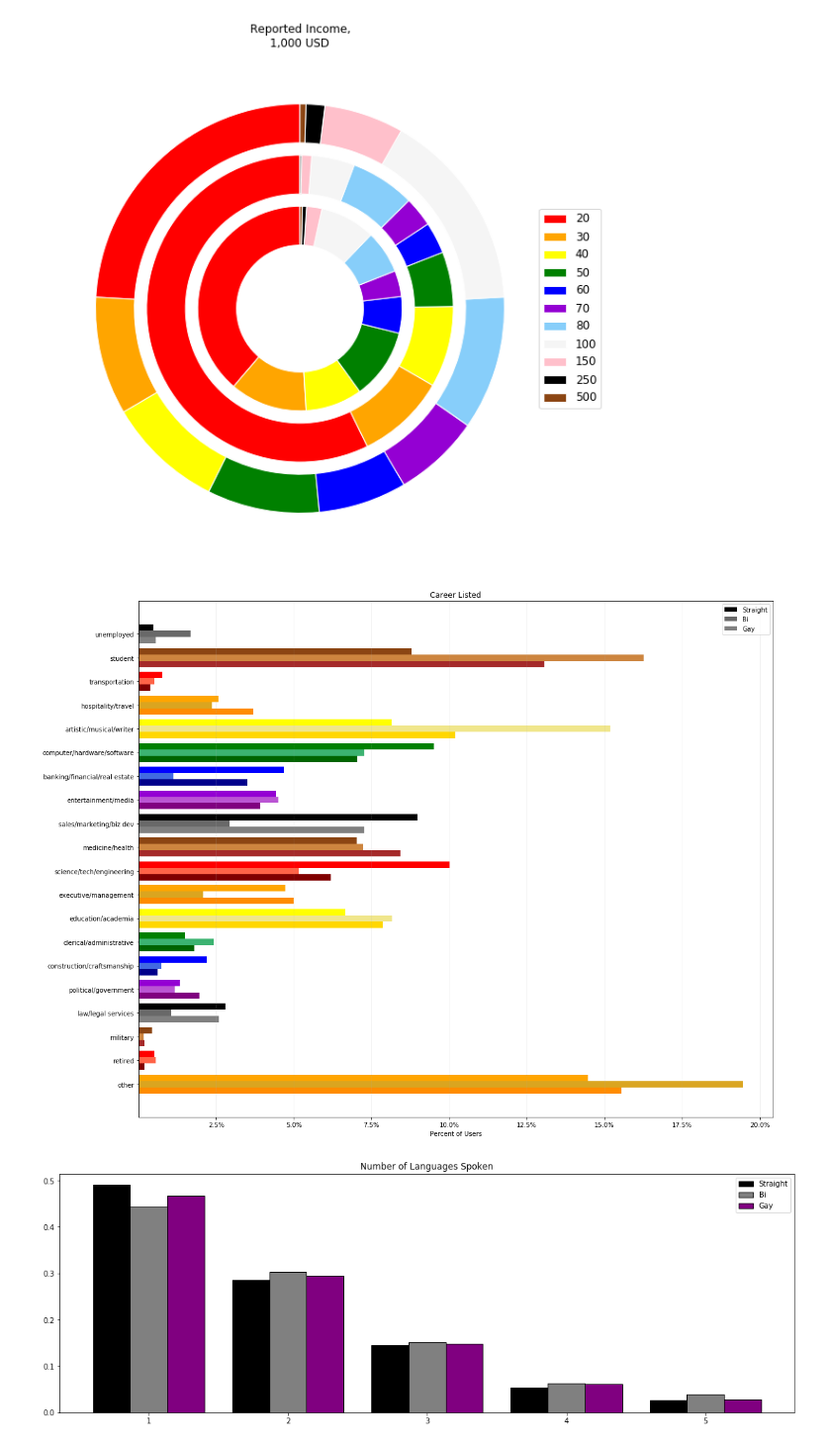
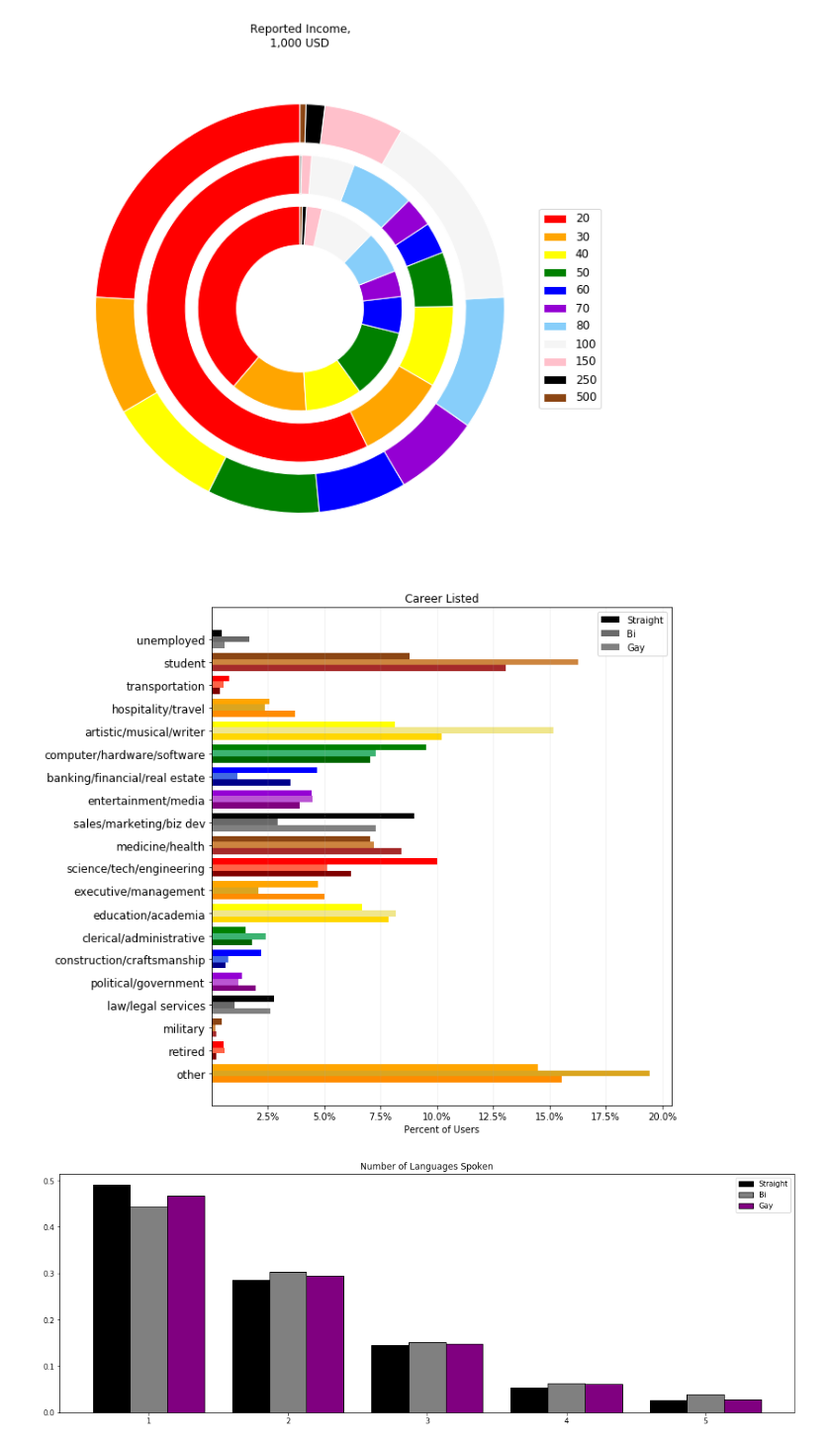
Before and after one commit to lemonmeringuepi/okcupid, a Jupyter notebook: dating skeleton.ipynb, the cells around one changed output. Shown at 99% size. Drawn from its saved outputs; the diff is of its cells as text; code cells hidden in the pictures.

```diff
--- a/dating skeleton.ipynb
+++ b/dating skeleton.ipynb
@@ -1073,7 +1073,7 @@ plt.show()
 # %% [output]
 [figure]
 # %%
-plt.figure(figsize=(18,15))
+plt.figure(figsize=(9,10))
 
 straight_job = [len(df[(df['orientation_code']==-1) & (df['job_code']==i)])/
               len(df[(df['orientation_code']==-1) & (df['job_code']>=0)]) for i in range(20)]
@@ -1082,35 +1082,35 @@ bi_job = [len(df[(df['orientation_code']==0) & (df['job_code']==i)])/
 gay_job = [len(df[(df['orientation_code']==1) & (df['job_code']==i)])/
           len(df[(df['orientation_code']==1) & (df['job_code']>=0)]) for i in range(20)]
 job_labels = ['unemployed', 'student', 'transportation', 'hospitality/travel',
               'artistic/musical/writer', 'computer/hardware/software',
               'banking/financial/real estate', 'entertainment/media',
               'sales/marketing/biz dev', 'medicine/health',
               'science/tech/engineering', 'executive/management',
               'education/academia', 'clerical/administrative',
               'construction/craftsmanship', 'political/government',
               'law/legal services', 'military', 'retired', 'other']
 
 straight_pos = [3*element + 0.8*1 for element in range(20)]
 bi_pos = [3*element + 0.8*2 for element in range(20)]
 gay_pos = [3*element + 0.8*3 for element in range(20)]
 
 plt.barh(straight_pos, straight_job, color=colors, label='Straight')
 plt.barh(bi_pos, bi_job, color=colors_faded, label='Bi')
 plt.barh(gay_pos, gay_job, color=colors_dark, label='Gay')
 
-plt.yticks([3*element + 0.8*2 for element in range(20)], job_labels)
+plt.yticks([3*element + 0.8*2 for element in range(20)], job_labels, fontsize='large')
 plt.xticks([0.025, 0.050, 0.075, 0.1, 0.125, 0.150, 0.175, 0.2],
            ['2.5%', '5.0%', '7.5%', '10.0%', '12.5%', '15.0%', '17.5%', '20.0%'])
 plt.xlabel('Percent of Users')
 plt.legend()
 plt.gca().invert_yaxis()
 plt.gca().xaxis.grid(True, alpha=0.2)
 plt.title('Career Listed')
 
 plt.savefig('careers.png')
 plt.show()
 # %% [output]
-[figure, old version]
+[figure, new version]
 # %%
 straight_languages = [len(df[(df['orientation_code']==-1) & (df['languages_spoken']==i)])/
                       len(df[df['orientation_code']==-1]) for i in range(1,6)]
```
Also changed, not shown: parts of 6 cells of this notebook, 7 other files.
